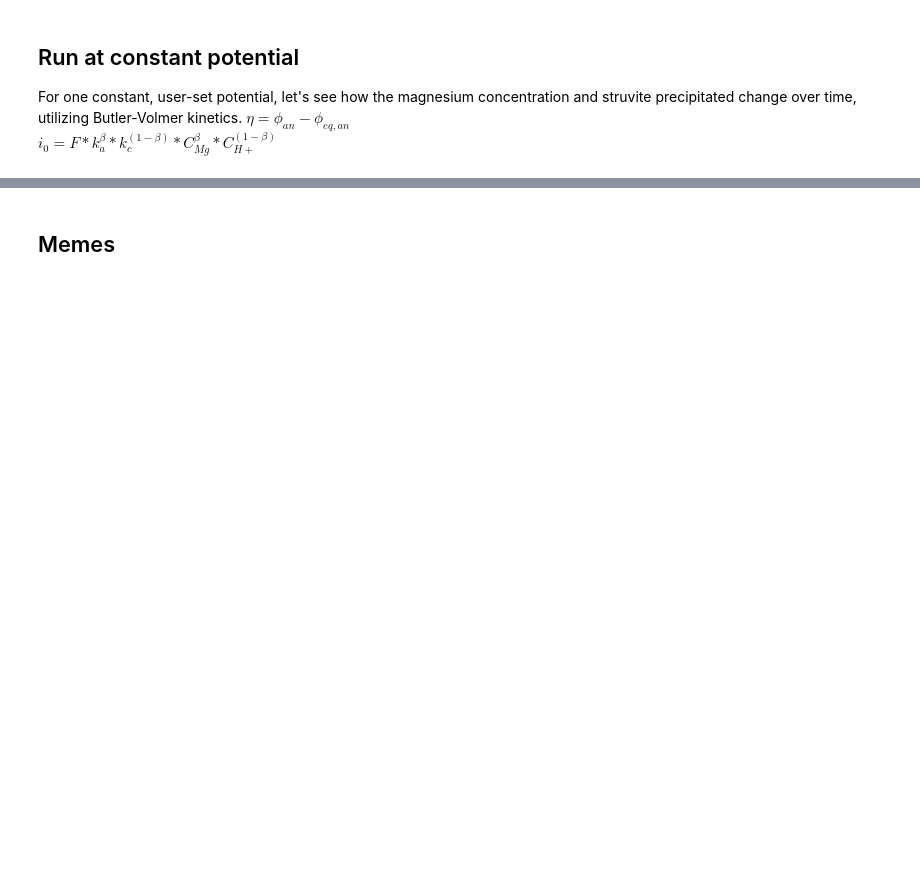
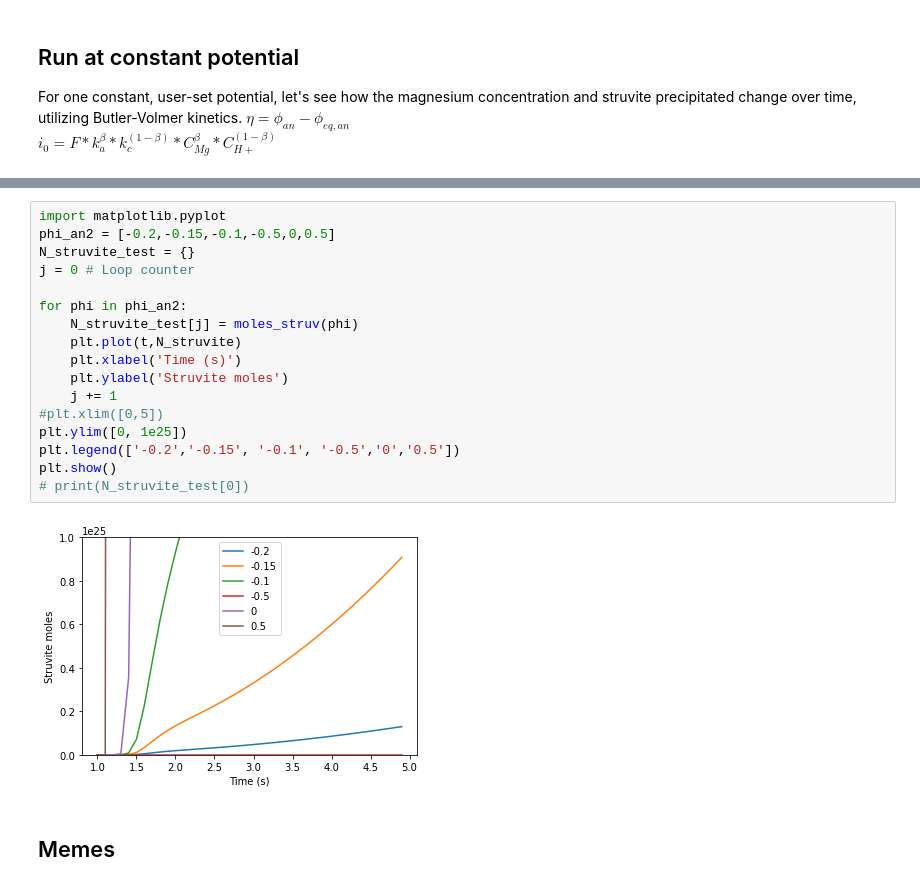
Before and after one commit to ivywu00/Projects, a Jupyter notebook: Wu/Semester Project Report.ipynb, the cells around one changed output, grey strips where cells are left out. Cells and saved outputs as stored; diff of their text form; blank space fills up the shorter version.

```diff
--- a/Wu/Semester Project Report.ipynb
+++ b/Wu/Semester Project Report.ipynb
@@ -162,3 +203,22 @@ plt.plot(t,N_struvite)
+# %%
+import matplotlib.pyplot
+phi_an2 = [-0.2,-0.15,-0.1,-0.5,0,0.5]
+N_struvite_test = {}
+j = 0 # Loop counter
+
+for phi in phi_an2:
+    N_struvite_test[j] = moles_struv(phi)
+    plt.plot(t,N_struvite)
+    plt.xlabel('Time (s)')
+    plt.ylabel('Struvite moles')
+    j += 1
+#plt.xlim([0,5])
+plt.ylim([0, 1e25])
+plt.legend(['-0.2','-0.15', '-0.1', '-0.5','0','0.5'])
+plt.show()
+# print(N_struvite_test[0])
+# %% [output]
+[figure, added]
 # %% [markdown]
 ## Memes
 # %% [markdown]
```
Also changed, not shown: parts of 3 cells of this notebook.
